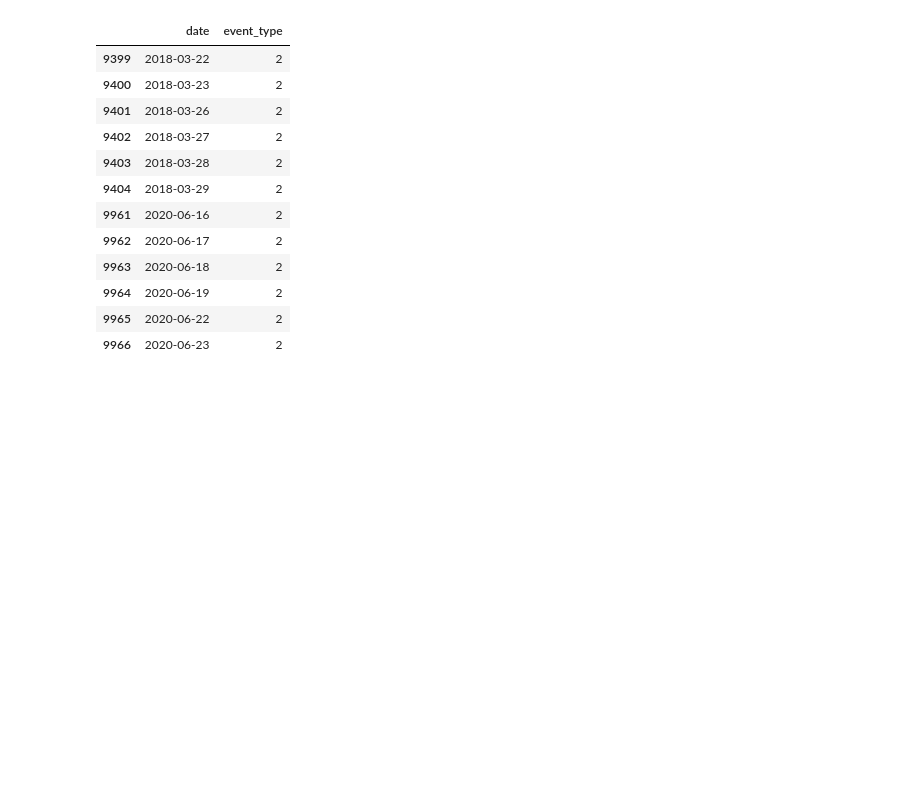
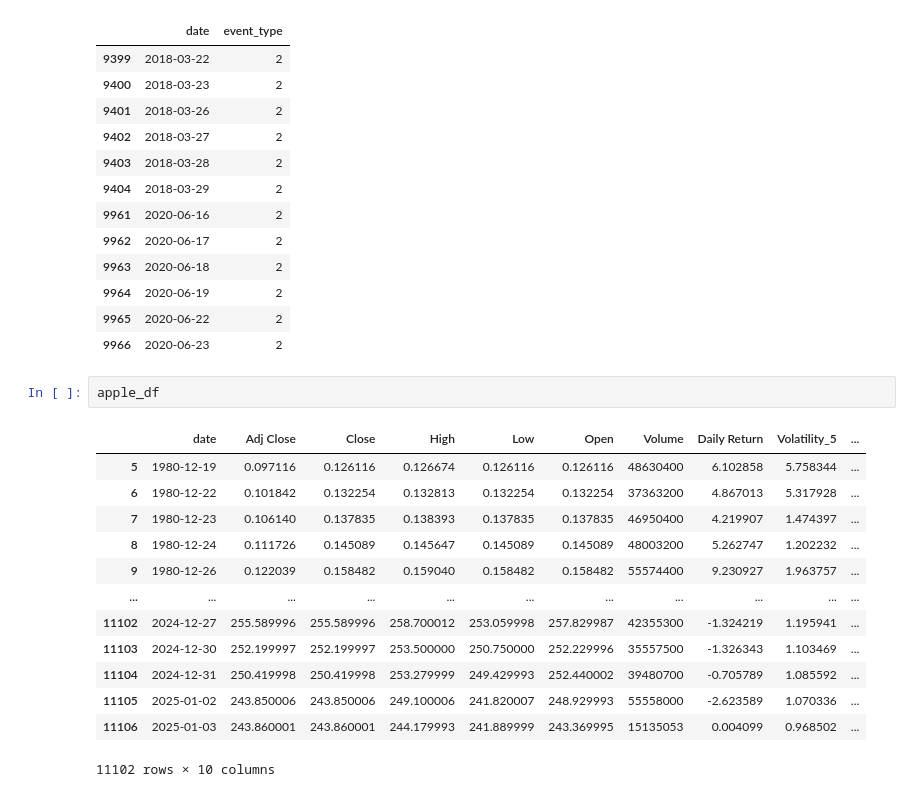
Before and after one commit to salongoria/ISTA_Final, a Jupyter notebook: Final_Code.ipynb, the cells around one changed output. Saved outputs shown, nothing was run; the diff lists cells and outputs as text; blank space fills up the shorter version.

```diff
--- a/Final_Code.ipynb
+++ b/Final_Code.ipynb
@@ -368,6 +354,22 @@ Apple - Government Policy Events (2)
 | 9964 | 2020-06-19 | 2 |
 | 9965 | 2020-06-22 | 2 |
 | 9966 | 2020-06-23 | 2 |
+# %%
+apple_df
+# %% [output]
+|  | date | Adj Close | Close | High | Low | Open | Volume | Daily Return | Volatility_5 | ... |
+| 5 | 1980-12-19 | 0.097116 | 0.126116 | 0.126674 | 0.126116 | 0.126116 | 48630400 | 6.102858 | 5.758344 | ... |
+| 6 | 1980-12-22 | 0.101842 | 0.132254 | 0.132813 | 0.132254 | 0.132254 | 37363200 | 4.867013 | 5.317928 | ... |
+| 7 | 1980-12-23 | 0.106140 | 0.137835 | 0.138393 | 0.137835 | 0.137835 | 46950400 | 4.219907 | 1.474397 | ... |
+| 8 | 1980-12-24 | 0.111726 | 0.145089 | 0.145647 | 0.145089 | 0.145089 | 48003200 | 5.262747 | 1.202232 | ... |
+| 9 | 1980-12-26 | 0.122039 | 0.158482 | 0.159040 | 0.158482 | 0.158482 | 55574400 | 9.230927 | 1.963757 | ... |
+| ... | ... | ... | ... | ... | ... | ... | ... | ... | ... | ... |
+| 11102 | 2024-12-27 | 255.589996 | 255.589996 | 258.700012 | 253.059998 | 257.829987 | 42355300 | -1.324219 | 1.195941 | ... |
+| 11103 | 2024-12-30 | 252.199997 | 252.199997 | 253.500000 | 250.750000 | 252.229996 | 35557500 | -1.326343 | 1.103469 | ... |
+| 11104 | 2024-12-31 | 250.419998 | 250.419998 | 253.279999 | 249.429993 | 252.440002 | 39480700 | -0.705789 | 1.085592 | ... |
+| 11105 | 2025-01-02 | 243.850006 | 243.850006 | 249.100006 | 241.820007 | 248.929993 | 55558000 | -2.623589 | 1.070336 | ... |
+| 11106 | 2025-01-03 | 243.860001 | 243.860001 | 244.179993 | 241.889999 | 243.369995 | 15135053 | 0.004099 | 0.968502 | ... |
+11102 rows × 10 columns
 # %%
 #Microsoft
 print("\nMicrosoft Event Type Counts:")
```
Also changed, not shown: parts of 8 cells of this notebook, 2 other files.
